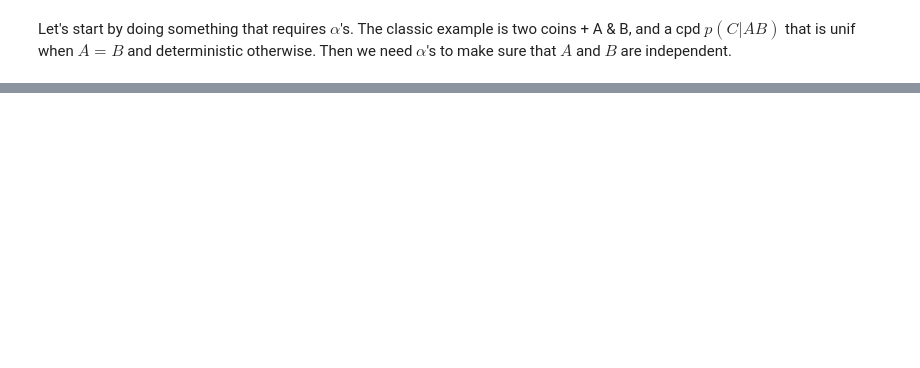
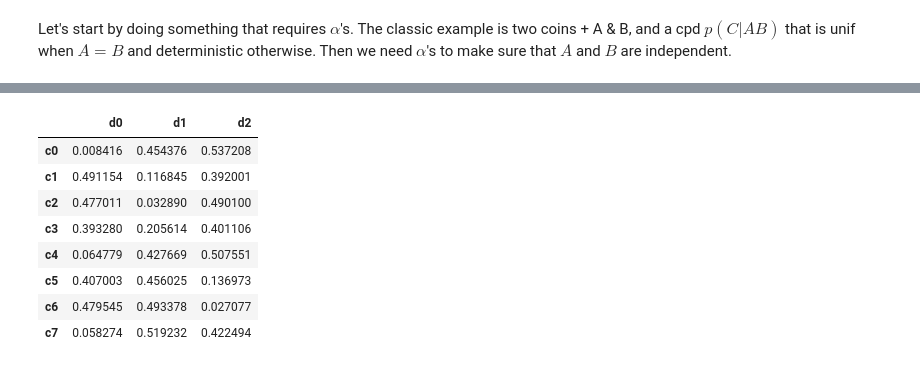
Before and after one commit to orichardson/pdg-expts, a Jupyter notebook: code/expts/ExpCone/CVX-interior-pt-opt-test.ipynb, the cells around one changed output, grey strips where cells are left out. Saved outputs shown, nothing was run; the diff lists cells and outputs as text; code cells hidden in the pictures; blank space fills up the shorter version.

```diff
--- a/code/expts/ExpCone/CVX-interior-pt-opt-test.ipynb
+++ b/code/expts/ExpCone/CVX-interior-pt-opt-test.ipynb
@@ -398,0 +451,6 @@ ValueError: Shape of passed values is (2, 1), indices imply (1, 2)
+# %%
+M2 = M.copy()
+
+D = Var.alph("D", 3)
+M2 += D
+M2 += CPT.make_random(C,D)
@@ -398,0 +541,12 @@ ValueError: Shape of passed values is (2, 1), indices imply (1, 2)
+# %%
+M2[D|C]
+# %% [output]
+|  | d0 | d1 | d2 |
+| c0 | 0.008416 | 0.454376 | 0.537208 |
+| c1 | 0.491154 | 0.116845 | 0.392001 |
+| c2 | 0.477011 | 0.032890 | 0.490100 |
+| c3 | 0.393280 | 0.205614 | 0.401106 |
+| c4 | 0.064779 | 0.427669 | 0.507551 |
+| c5 | 0.407003 | 0.456025 | 0.136973 |
+| c6 | 0.479545 | 0.493378 | 0.027077 |
+| c7 | 0.058274 | 0.519232 | 0.422494 |
```
Also changed, not shown: parts of 14 cells of this notebook, 2 other files.
